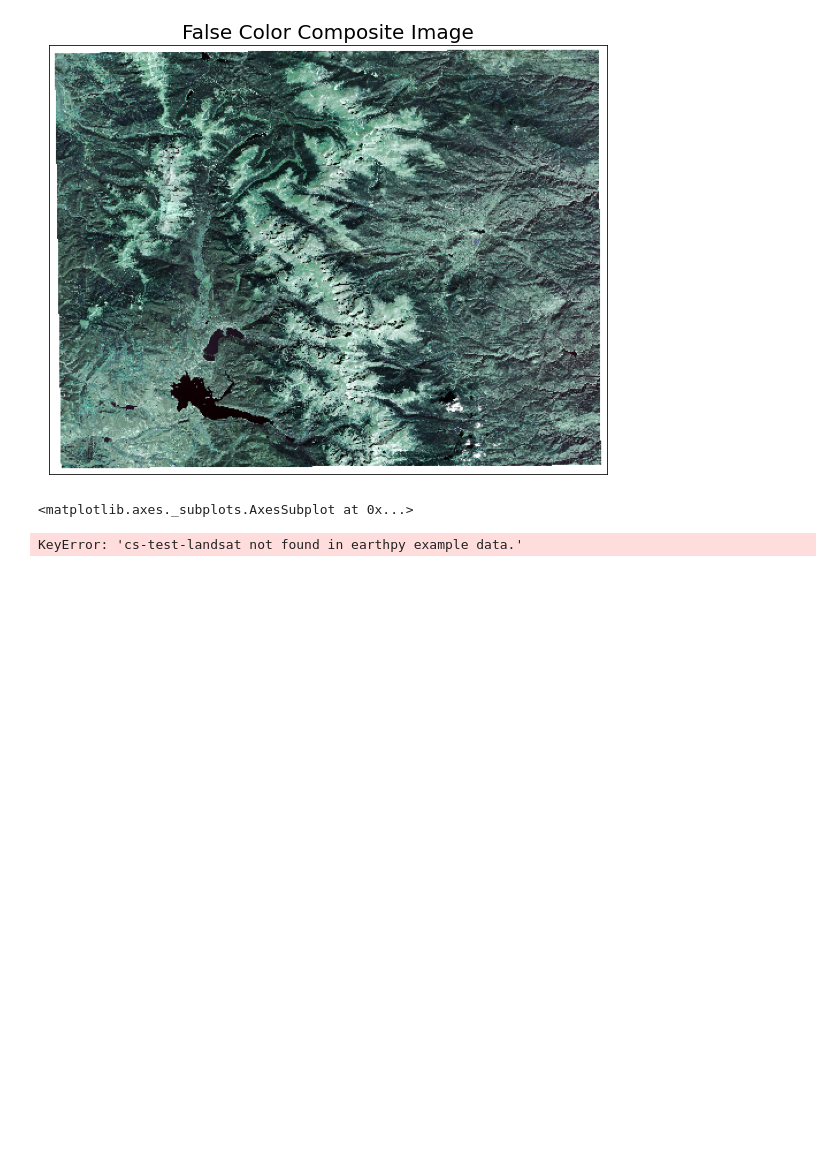
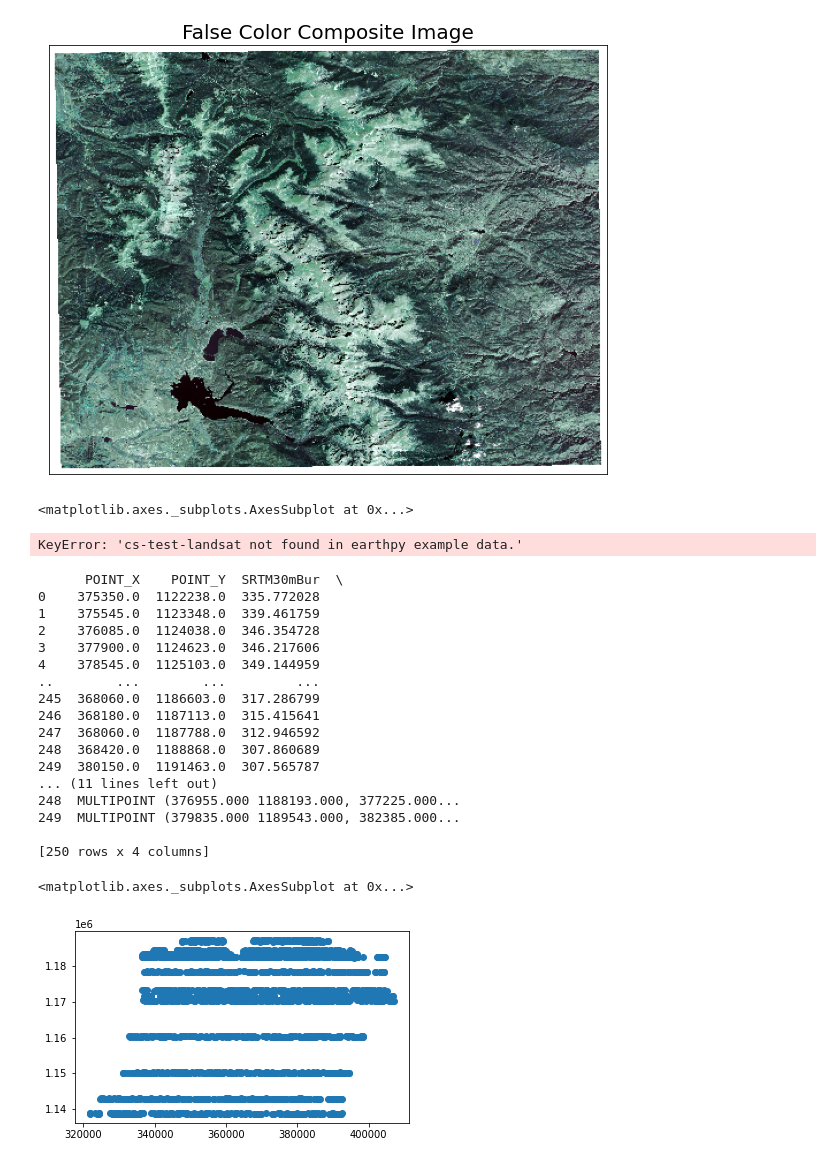
Before and after one commit to makangd/python, a Jupyter notebook: 07_RasterData.ipynb, the cells around one changed output. Drawn from its saved outputs; the diff is of its cells as text; code cells hidden in the pictures; blank space fills up the shorter version.

```diff
--- a/07_RasterData.ipynb
+++ b/07_RasterData.ipynb
@@ -573,3 +538,28 @@ plot_rgb(raster.read(),
 path_to_example('cs-test-landsat')
 # %% [output]
 KeyError: 'cs-test-landsat not found in earthpy example data.'
+# %%
+import geopandas
+print(dem)
+dem_sub = dem.reset_index(drop=True).sample(frac=0.05)
+dem_sub.plot()
+# %% [output]
+      POINT_X    POINT_Y  SRTM30mBur  \
+0    375350.0  1122238.0  335.772028
+1    375545.0  1123348.0  339.461759
+2    376085.0  1124038.0  346.354728
+3    377900.0  1124623.0  346.217606
+4    378545.0  1125103.0  349.144959
+..        ...        ...         ...
+245  368060.0  1186603.0  317.286799
+246  368180.0  1187113.0  315.415641
+247  368060.0  1187788.0  312.946592
+248  368420.0  1188868.0  307.860689
+249  380150.0  1191463.0  307.565787
+... (11 lines left out)
+248  MULTIPOINT (376955.000 1188193.000, 377225.000...
+249  MULTIPOINT (379835.000 1189543.000, 382385.000...
+
+[250 rows x 4 columns]
+<matplotlib.axes._subplots.AxesSubplot at 0x...>
+[figure, added]
```
Also changed, not shown: parts of 75 cells of this notebook, 21 other files.
